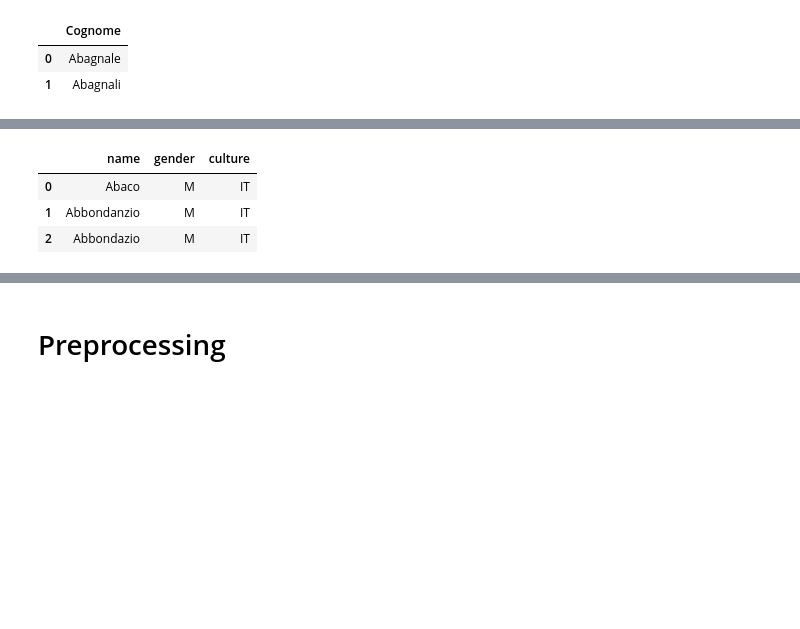
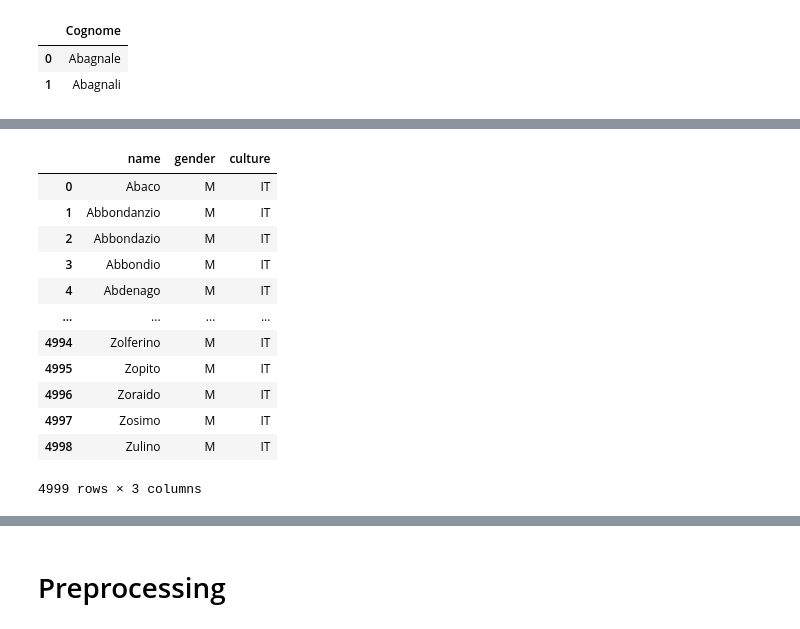
Before and after one commit to sergiorolnic/anonim, a Jupyter notebook: Untitled5.ipynb, the cells around one changed output, grey strips where cells are left out. Drawn from its saved outputs; the diff is of its cells as text; code cells hidden in the pictures; blank space fills up the shorter version.

```diff
--- a/Untitled5.ipynb
+++ b/Untitled5.ipynb
@@ -48,9 +58,18 @@ femal_name.head(2)
 # %%
 male_name = pd.read_json('https://raw.githubusercontent.com/sergiorolnic/anonim/main/data/ITGivenMale.json')
 # %%
-male_name.head(3)
+male_name
 # %% [output]
 |  | name | gender | culture |
 | 0 | Abaco | M | IT |
 | 1 | Abbondanzio | M | IT |
 | 2 | Abbondazio | M | IT |
+| 3 | Abbondio | M | IT |
+| 4 | Abdenago | M | IT |
+| ... | ... | ... | ... |
+| 4994 | Zolferino | M | IT |
+| 4995 | Zopito | M | IT |
+| 4996 | Zoraido | M | IT |
+| 4997 | Zosimo | M | IT |
+| 4998 | Zulino | M | IT |
+4999 rows × 3 columns
```
Also changed, not shown: parts of 24 cells of this notebook.
